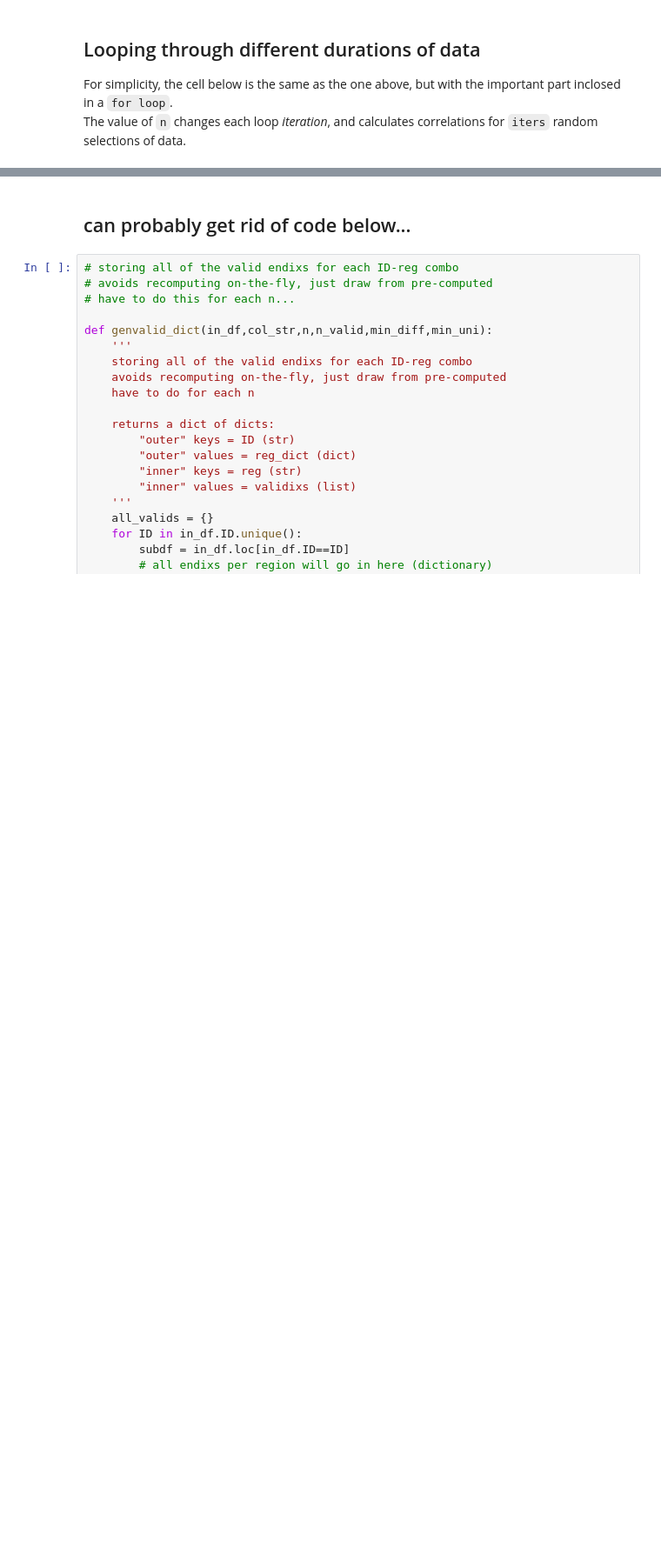
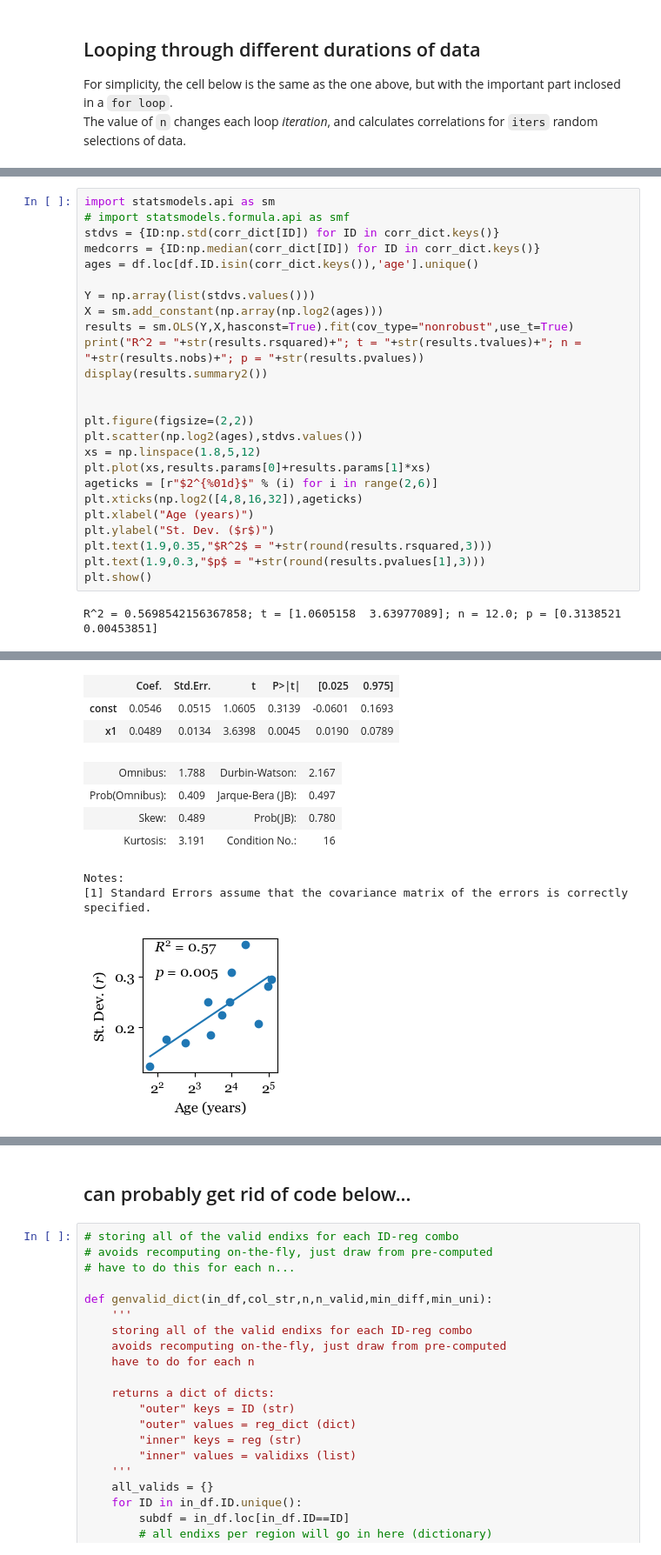
Before and after one commit to jtmiles/GRID_lab_python, a Jupyter notebook: plotting_correlations.ipynb, the cells around one changed output, grey strips where cells are left out. Shown: that part at 87% size. Drawn from its saved outputs; the diff is of its cells as text; blank space fills up the shorter version.

```diff
--- a/plotting_correlations.ipynb
+++ b/plotting_correlations.ipynb
@@ -313,0 +379,27 @@ Wall time: 2min 42s
+# %%
+import statsmodels.api as sm
+# import statsmodels.formula.api as smf
+stdvs = {ID:np.std(corr_dict[ID]) for ID in corr_dict.keys()}
+medcorrs = {ID:np.median(corr_dict[ID]) for ID in corr_dict.keys()}
+ages = df.loc[df.ID.isin(corr_dict.keys()),'age'].unique()
+
+Y = np.array(list(stdvs.values()))
+X = sm.add_constant(np.array(np.log2(ages)))
+results = sm.OLS(Y,X,hasconst=True).fit(cov_type="nonrobust",use_t=True)
+print("R^2 = "+str(results.rsquared)+"; t = "+str(results.tvalues)+"; n = "+str(results.nobs)+"; p = "+str(results.pvalues))
+display(results.summary2())
+
+
+plt.figure(figsize=(2,2))
+plt.scatter(np.log2(ages),stdvs.values())
+xs = np.linspace(1.8,5,12)
+plt.plot(xs,results.params[0]+results.params[1]*xs)
+ageticks = [r"$2^{%01d}$" % (i) for i in range(2,6)]
+plt.xticks(np.log2([4,8,16,32]),ageticks)
+plt.xlabel("Age (years)")
+plt.ylabel("St. Dev. ($r$)")
+plt.text(1.9,0.35,"$R^2$ = "+str(round(results.rsquared,3)))
+plt.text(1.9,0.3,"$p$ = "+str(round(results.pvalues[1],3)))
+plt.show()
+# %% [output]
+R^2 = 0.5698542156367858; t = [1.0605158  3.63977089]; n = 12.0; p = [0.3138521  0.00453851]
@@ -313,0 +413,10 @@ Wall time: 2min 42s
+|  | Coef. | Std.Err. | t | P>|t| | [0.025 | 0.975] |
+| const | 0.0546 | 0.0515 | 1.0605 | 0.3139 | -0.0601 | 0.1693 |
+| x1 | 0.0489 | 0.0134 | 3.6398 | 0.0045 | 0.0190 | 0.0789 |
+| Omnibus: | 1.788 | Durbin-Watson: | 2.167 |
+| Prob(Omnibus): | 0.409 | Jarque-Bera (JB): | 0.497 |
+| Skew: | 0.489 | Prob(JB): | 0.780 |
+| Kurtosis: | 3.191 | Condition No.: | 16 |
+Notes:
+[1] Standard Errors assume that the covariance matrix of the errors is correctly specified.
+[figure, added]
```
Also changed, not shown: parts of 11 cells of this notebook.
